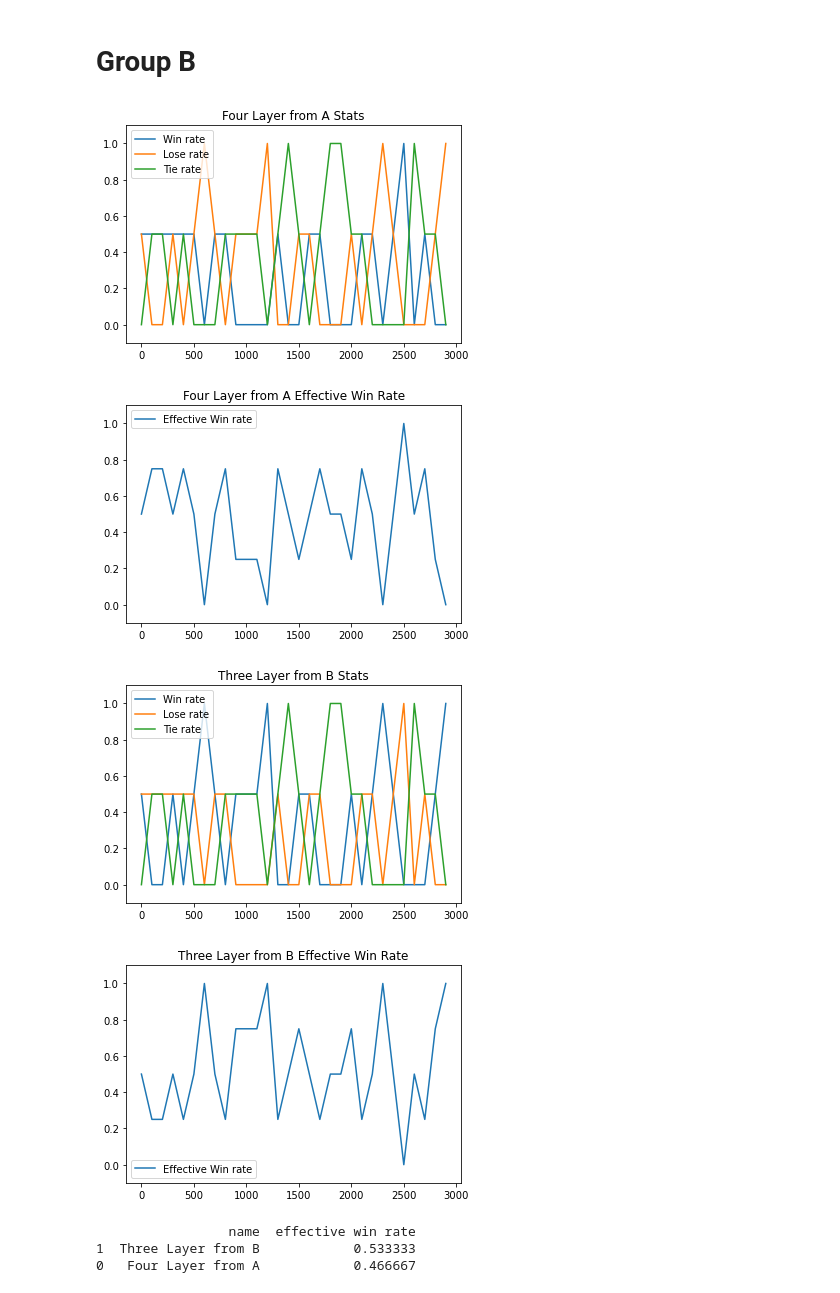
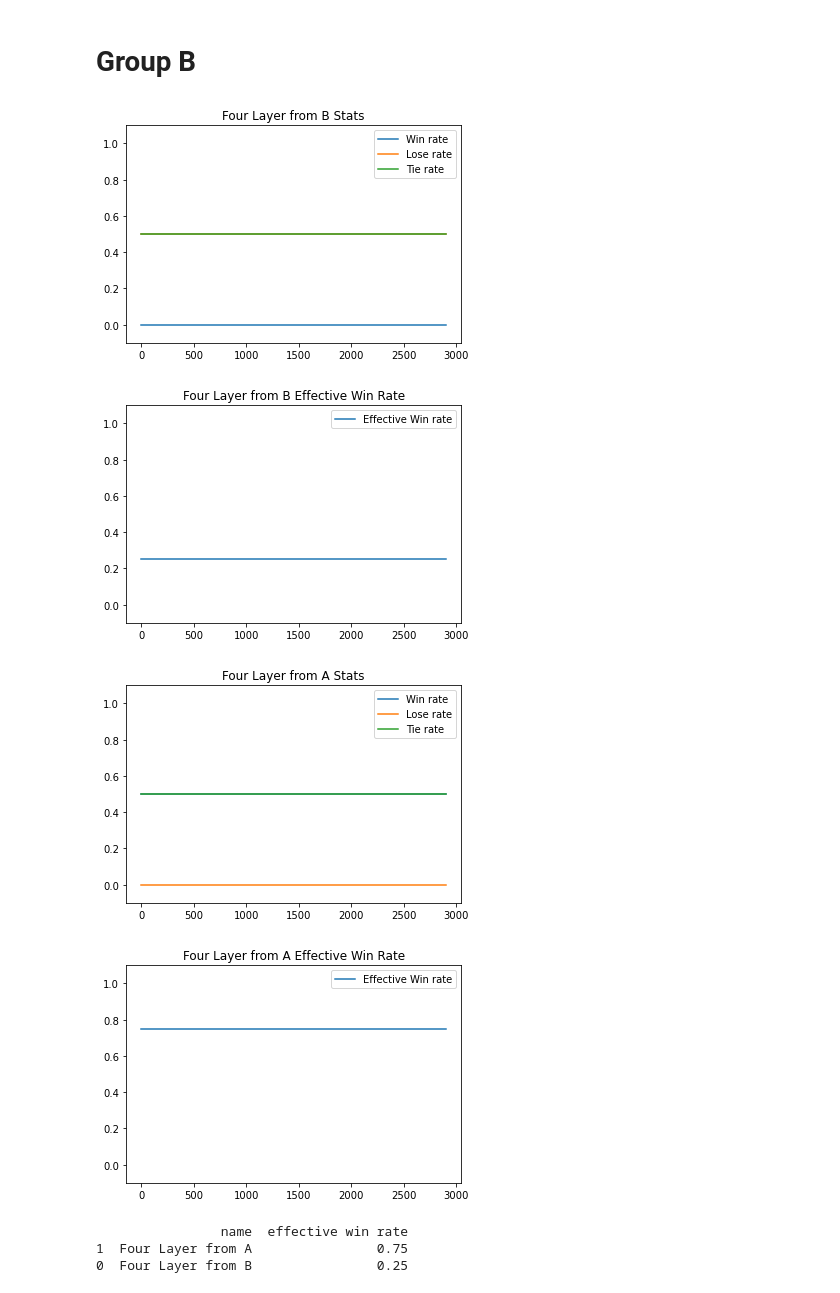
Before and after one commit to Gravellent/quantum_ttt, a Jupyter notebook: Group Stage.ipynb, the cells around one changed output. Cells and saved outputs as stored; diff of their text form; code cells hidden in the pictures.

```diff
--- a/Group Stage.ipynb
+++ b/Group Stage.ipynb
@@ -159,10 +159,10 @@ Player: R2
 # %% [markdown]
 # Group B
 # %%
-player1 = DeepQPlayer("Four Layer from A", model_cls=Model2)
-player2 = DeepQPlayer("Three Layer from B", model_cls=ThreeLayerNN)
-#player1.model = torch.load("A4_group.pth")
-#player2.model = torch.load("B3_group.pth")
+player2 = DeepQPlayer("Four Layer from A", model_cls=Model2)
+player1 = DeepQPlayer("Four Layer from B", model_cls=Model2)
+player2.model = torch.load("A4_semi.pth")
+player1.model = torch.load("B4_semi.pth")
 
 player_list = [
     player1,
@@ -260,37 +260,37 @@ for player in plot_stats.keys():
 
     # for effective win rate plot
     if effective_win_rate:
         e_w_r_plot = plt.plot(games, e_w_r, label="Effective Win rate")
         plt.ylim(-0.1,1.1)
         plt.title("{} Effective Win Rate".format(player))
         plt.legend()
         plt.show()
 
 group_result = pd.DataFrame()
 player_names = list(plot_stats.keys())
 group_result['name'] = player_names
 group_result['effective win rate'] = [np.mean(_) for _ in all_ewr]
 group_result.sort_values('effective win rate', ascending=False, inplace=True)
 print(group_result)
 for i, wr in enumerate(all_ewr):
 #     print(player_names[i], ':', np.mean(wr))
     plt.plot(games, wr, label=player_names[i])
 plt.ylim(-0.1,1.1)
 plt.title('Group Result')
 plt.legend()
 plt.show()
 
 if verbose:
     print("\n", plot_stats)
 
 for _round in plot_stats.keys():
     print("Player: {}".format(_round))
     print(plot_stats[_round])
 # %% [output]
-[figure, old version]
+[figure, new version]
-[figure, old version]
+[figure, new version]
-[figure, old version]
+[figure, new version]
-[figure, old version]
+[figure, new version]
-                 name  effective win rate
-1  Three Layer from B            0.533333
-0   Four Layer from A            0.466667
+                name  effective win rate
+1  Four Layer from A                0.75
+0  Four Layer from B                0.25
```
Also changed, not shown: parts of 2 cells of this notebook.
